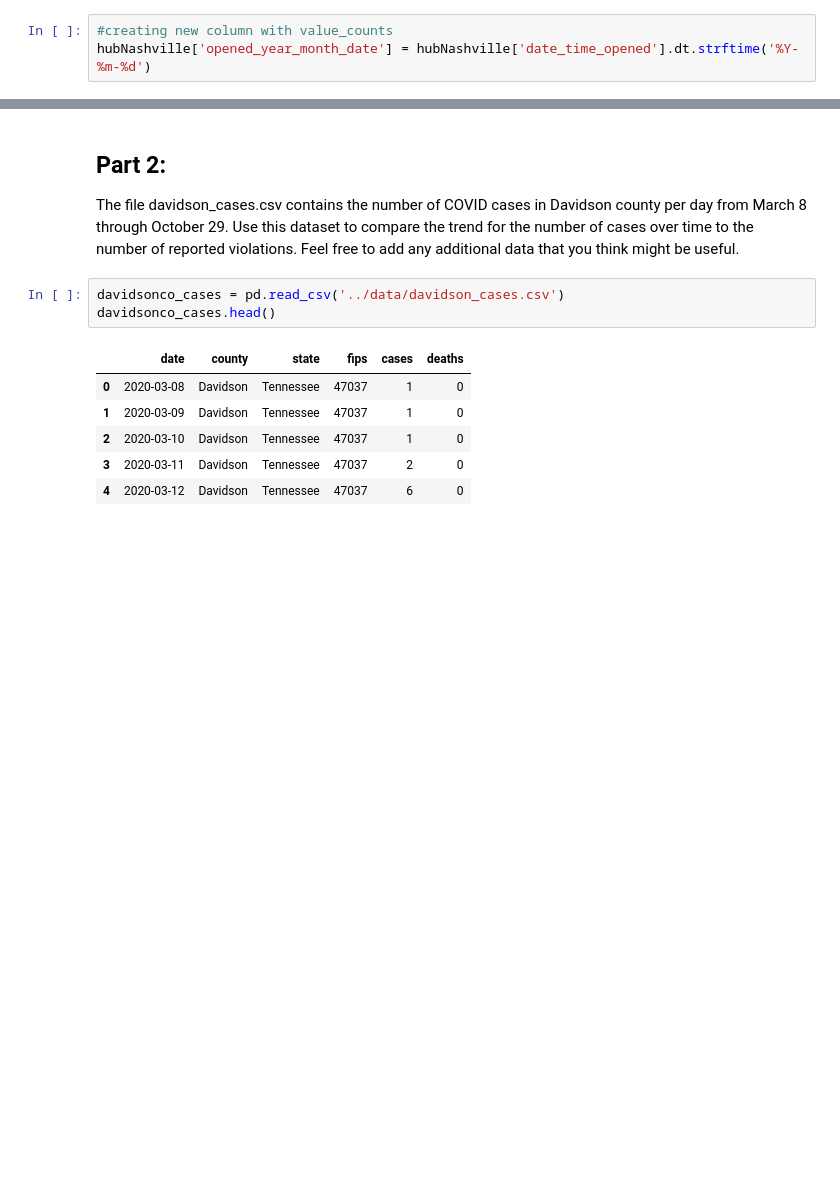
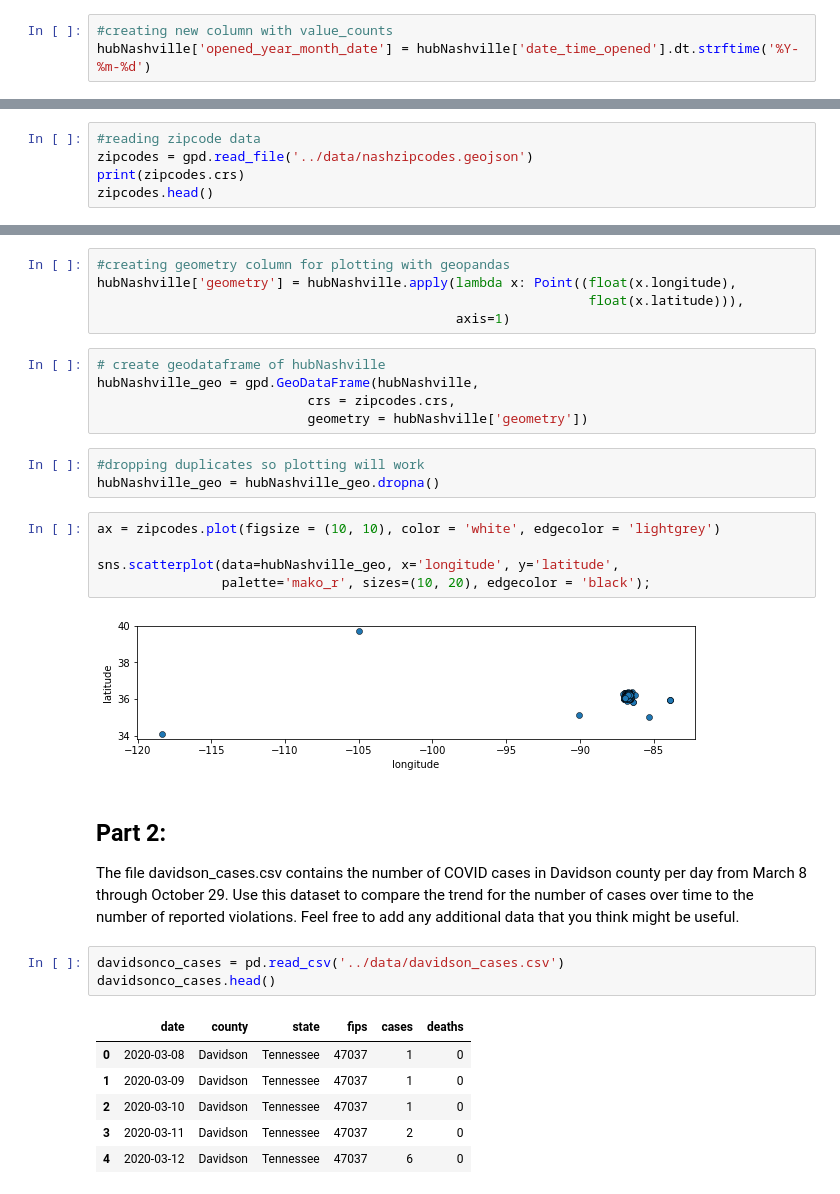
Before and after one commit to nss-data-science-cohort-4/dq4-covid-nashville-dq4_atk, a Jupyter notebook: notebooks/nashville_covid_dq4.ipynb, the cells around one changed output, grey strips where cells are left out. Cells and saved outputs as stored; diff of their text form; blank space fills up the shorter version.

```diff
--- a/notebooks/nashville_covid_dq4.ipynb
+++ b/notebooks/nashville_covid_dq4.ipynb
@@ -73,0 +64,5 @@ violations_by_day
+# %%
+#reading zipcode data
+zipcodes = gpd.read_file('../data/nashzipcodes.geojson')
+print(zipcodes.crs)
+zipcodes.head()
@@ -74,3 +77,23 @@ violations_by_day
+# %%
+#creating geometry column for plotting with geopandas
+hubNashville['geometry'] = hubNashville.apply(lambda x: Point((float(x.longitude),
+                                                               float(x.latitude))),
+                                              axis=1)
+# %%
+# create geodataframe of hubNashville
+hubNashville_geo = gpd.GeoDataFrame(hubNashville,
+                           crs = zipcodes.crs,
+                           geometry = hubNashville['geometry'])
+# %%
+#dropping duplicates so plotting will work
+hubNashville_geo = hubNashville_geo.dropna()
+# %%
+ax = zipcodes.plot(figsize = (10, 10), color = 'white', edgecolor = 'lightgrey')
+
+sns.scatterplot(data=hubNashville_geo, x='longitude', y='latitude',
+                palette='mako_r', sizes=(10, 20), edgecolor = 'black');
+# %% [output]
+[figure, added]
 # %% [markdown]
 ## Part 2:
 The file davidson_cases.csv contains the number of COVID cases in Davidson county per day from March 8 through October 29. Use this dataset to compare the trend for the number of cases over time to the number of reported violations. Feel free to add any additional data that you think might be useful.
```
Also changed, not shown: parts of 30 cells of this notebook.
